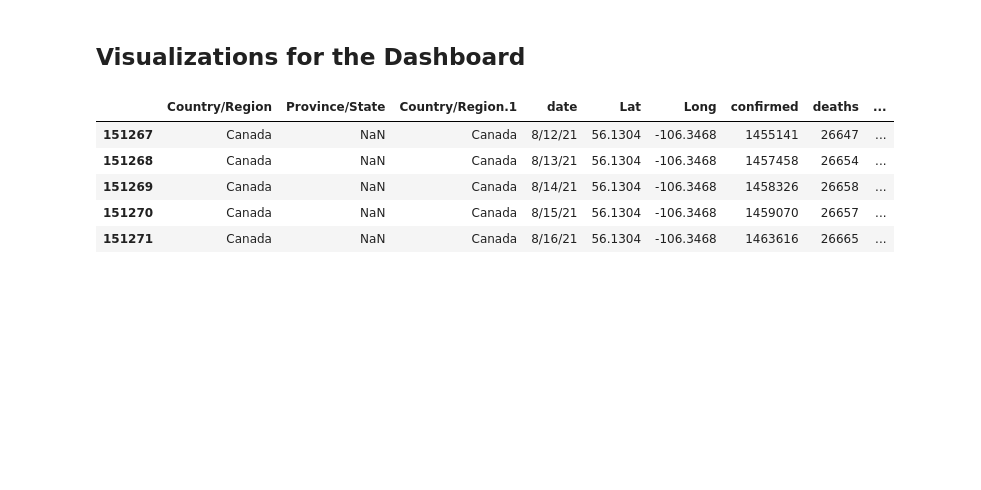
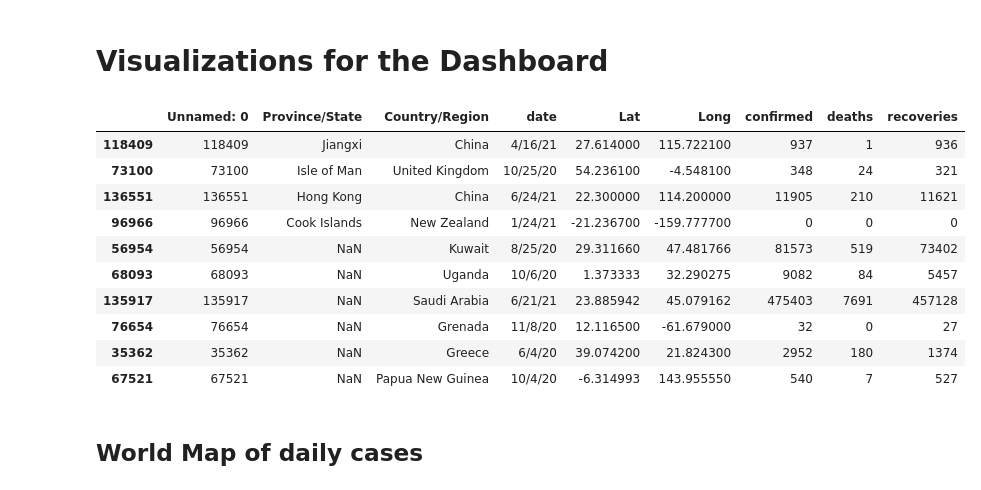
Before and after one commit to cpepingco/COVID-19-Dash, a Jupyter notebook: Visualizations.ipynb, the cells around one changed output. Saved outputs shown, nothing was run; the diff lists cells and outputs as text; code cells hidden in the pictures; blank space fills up the shorter version.

```diff
--- a/Visualizations.ipynb
+++ b/Visualizations.ipynb
@@ -1,5 +1,5 @@
 # %% [markdown]
-## Visualizations for the Dashboard
+# Visualizations for the Dashboard
 # %%
 #import libraries
 import dash
@@ -11,14 +11,23 @@ import numpy as np
 # %%
 #Load data
 covid = pd.read_csv("covid19.csv")
-covid.tail(5)
+#del covid['Unnamed:0']
+covid.sample(10)
+#Why is there an Unnamed column?
 # %% [output]
-|  | Country/Region | Province/State | Country/Region.1 | date | Lat | Long | confirmed | deaths | ... |
-| 151267 | Canada | NaN | Canada | 8/12/21 | 56.1304 | -106.3468 | 1455141 | 26647 | ... |
-| 151268 | Canada | NaN | Canada | 8/13/21 | 56.1304 | -106.3468 | 1457458 | 26654 | ... |
-| 151269 | Canada | NaN | Canada | 8/14/21 | 56.1304 | -106.3468 | 1458326 | 26658 | ... |
-| 151270 | Canada | NaN | Canada | 8/15/21 | 56.1304 | -106.3468 | 1459070 | 26657 | ... |
-| 151271 | Canada | NaN | Canada | 8/16/21 | 56.1304 | -106.3468 | 1463616 | 26665 | ... |
+|  | Unnamed: 0 | Province/State | Country/Region | date | Lat | Long | confirmed | deaths | recoveries |
+| 118409 | 118409 | Jiangxi | China | 4/16/21 | 27.614000 | 115.722100 | 937 | 1 | 936 |
+| 73100 | 73100 | Isle of Man | United Kingdom | 10/25/20 | 54.236100 | -4.548100 | 348 | 24 | 321 |
+| 136551 | 136551 | Hong Kong | China | 6/24/21 | 22.300000 | 114.200000 | 11905 | 210 | 11621 |
+| 96966 | 96966 | Cook Islands | New Zealand | 1/24/21 | -21.236700 | -159.777700 | 0 | 0 | 0 |
+| 56954 | 56954 | NaN | Kuwait | 8/25/20 | 29.311660 | 47.481766 | 81573 | 519 | 73402 |
+| 68093 | 68093 | NaN | Uganda | 10/6/20 | 1.373333 | 32.290275 | 9082 | 84 | 5457 |
+| 135917 | 135917 | NaN | Saudi Arabia | 6/21/21 | 23.885942 | 45.079162 | 475403 | 7691 | 457128 |
+| 76654 | 76654 | NaN | Grenada | 11/8/20 | 12.116500 | -61.679000 | 32 | 0 | 27 |
+| 35362 | 35362 | NaN | Greece | 6/4/20 | 39.074200 | 21.824300 | 2952 | 180 | 1374 |
+| 67521 | 67521 | NaN | Papua New Guinea | 10/4/20 | -6.314993 | 143.955550 | 540 | 7 | 527 |
+# %% [markdown]
+## World Map of daily cases
 # %%
 #filter out max date
 covid['date'] = pd.to_datetime(covid['date'])
```
Also changed, not shown: parts of 7 cells of this notebook, 1 other file.
